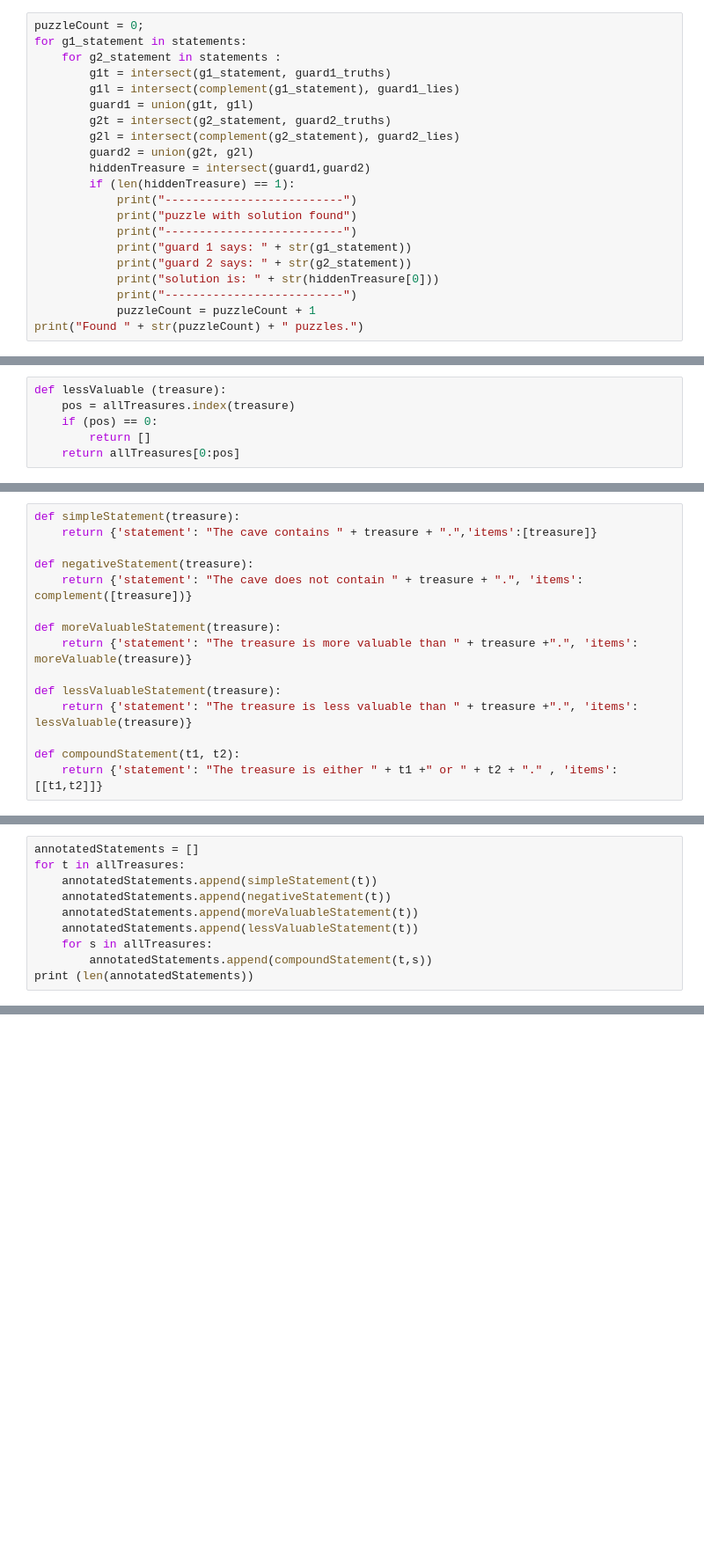
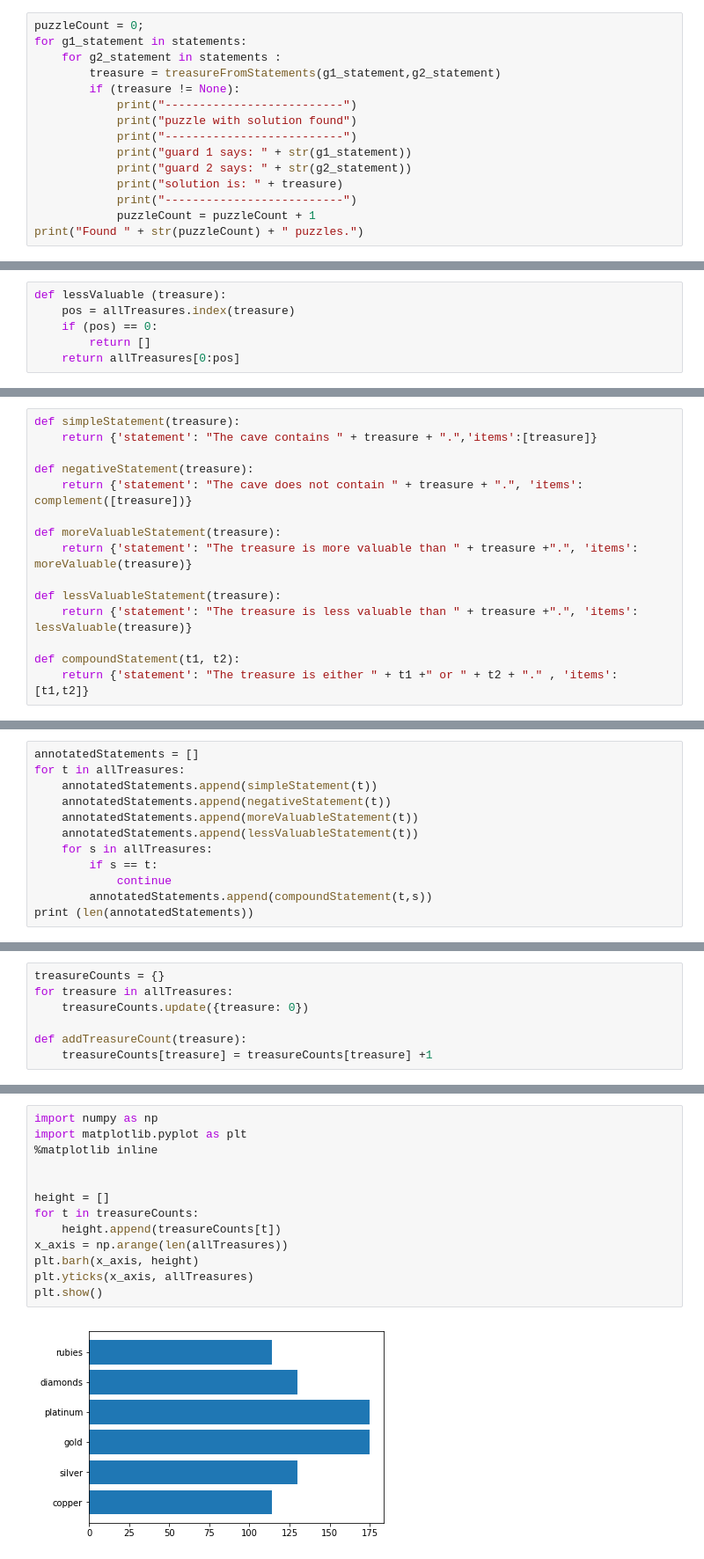
Before and after one commit to dmackinnon1/pynotes, a Jupyter notebook: unreliableGuards.ipynb, the cells around one changed output, grey strips where cells are left out. Shown at 88% size. Saved outputs shown, nothing was run; the diff lists cells and outputs as text; blank space fills up the shorter version.

Commit message:
update to unreliable guards

```diff
--- a/unreliableGuards.ipynb
+++ b/unreliableGuards.ipynb
@@ -45,20 +68,14 @@ print(len(statements))
 puzzleCount = 0;
 for g1_statement in statements:
     for g2_statement in statements :
-        g1t = intersect(g1_statement, guard1_truths)
-        g1l = intersect(complement(g1_statement), guard1_lies)
-        guard1 = union(g1t, g1l)
-        g2t = intersect(g2_statement, guard2_truths)
-        g2l = intersect(complement(g2_statement), guard2_lies)
-        guard2 = union(g2t, g2l)
-        hiddenTreasure = intersect(guard1,guard2)
-        if (len(hiddenTreasure) == 1):
+        treasure = treasureFromStatements(g1_statement,g2_statement)
+        if (treasure != None):
             print("--------------------------")
             print("puzzle with solution found")
             print("--------------------------")
             print("guard 1 says: " + str(g1_statement))
             print("guard 2 says: " + str(g2_statement))
-            print("solution is: " + str(hiddenTreasure[0]))
+            print("solution is: " + treasure)
             print("--------------------------")
             puzzleCount = puzzleCount + 1
 print("Found " + str(puzzleCount) + " puzzles.")
@@ -122,7 +145,7 @@ def lessValuableStatement(treasure):
     return {'statement': "The treasure is less valuable than " + treasure +".", 'items': lessValuable(treasure)}
 
 def compoundStatement(t1, t2):
-    return {'statement': "The treasure is either " + t1 +" or " + t2 + "." , 'items': [[t1,t2]]}
+    return {'statement': "The treasure is either " + t1 +" or " + t2 + "." , 'items': [t1,t2]}
 # %%
 lessValuableStatement("gold")
 # %% [output]
@@ -135,6 +159,8 @@ for t in allTreasures:
     annotatedStatements.append(moreValuableStatement(t))
     annotatedStatements.append(lessValuableStatement(t))
     for s in allTreasures:
+        if s == t:
+            continue
         annotatedStatements.append(compoundStatement(t,s))
 print (len(annotatedStatements))
 # %% [output]
@@ -142,3 +168,10 @@ print (len(annotatedStatements))
+# %%
+treasureCounts = {}
+for treasure in allTreasures:
+    treasureCounts.update({treasure: 0})
+
+def addTreasureCount(treasure):
+    treasureCounts[treasure] = treasureCounts[treasure] +1
 # %%
 puzzleCount = 0;
 for g1_statement in annotatedStatements:
@@ -186,0 +222,15 @@ Found 266 puzzles.
+# %%
+import numpy as np
+import matplotlib.pyplot as plt
+%matplotlib inline
+
+
+height = []
+for t in treasureCounts:
+    height.append(treasureCounts[t])
+x_axis = np.arange(len(allTreasures))
+plt.barh(x_axis, height)
+plt.yticks(x_axis, allTreasures)
+plt.show()
+# %% [output]
+[figure, added]
```
Also changed, not shown: parts of 18 cells of this notebook.
